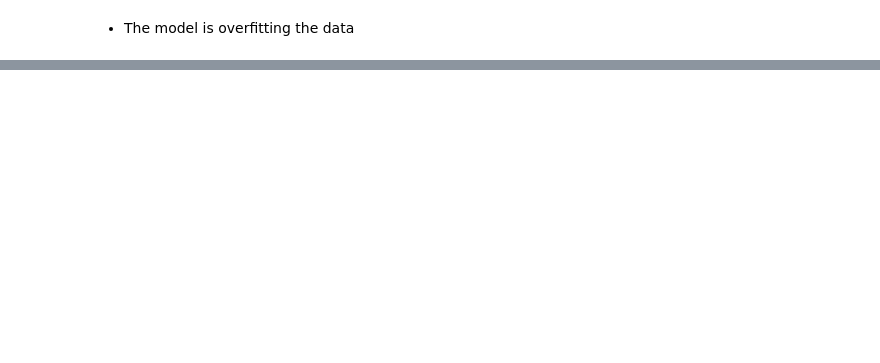
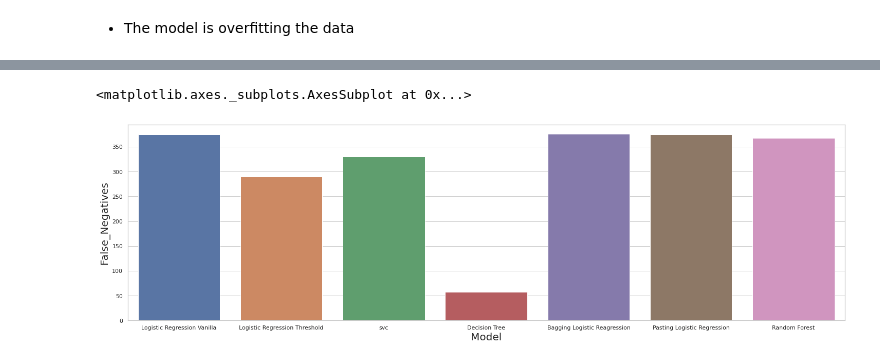
Before and after one commit to JesusNoelValMo/Machine_Learning_Book, a Jupyter notebook: Projects/Logistic_reg_prediction_heart_disease/Logistic_reg_heart_disease.ipynb, the cells around one changed output, grey strips where cells are left out. Cells and saved outputs as stored; diff of their text form; code cells hidden in the pictures; blank space fills up the shorter version.

```diff
--- a/Projects/Logistic_reg_prediction_heart_disease/Logistic_reg_heart_disease.ipynb
+++ b/Projects/Logistic_reg_prediction_heart_disease/Logistic_reg_heart_disease.ipynb
@@ -949,0 +999,8 @@ recall_score(y_val, rnd_clf_grid_predictions_val)
+# %%
+plt.figure(figsize=(25,7))
+plt.xlabel(xlabel="Model",fontsize=20)
+plt.ylabel(ylabel="False_Negatives",fontsize=20)
+sns.barplot(x="Model", y="False_Negatives", data=scores)
+# %% [output]
+<matplotlib.axes._subplots.AxesSubplot at 0x...>
+[figure, added]
```
Also changed, not shown: parts of 67 cells of this notebook.
